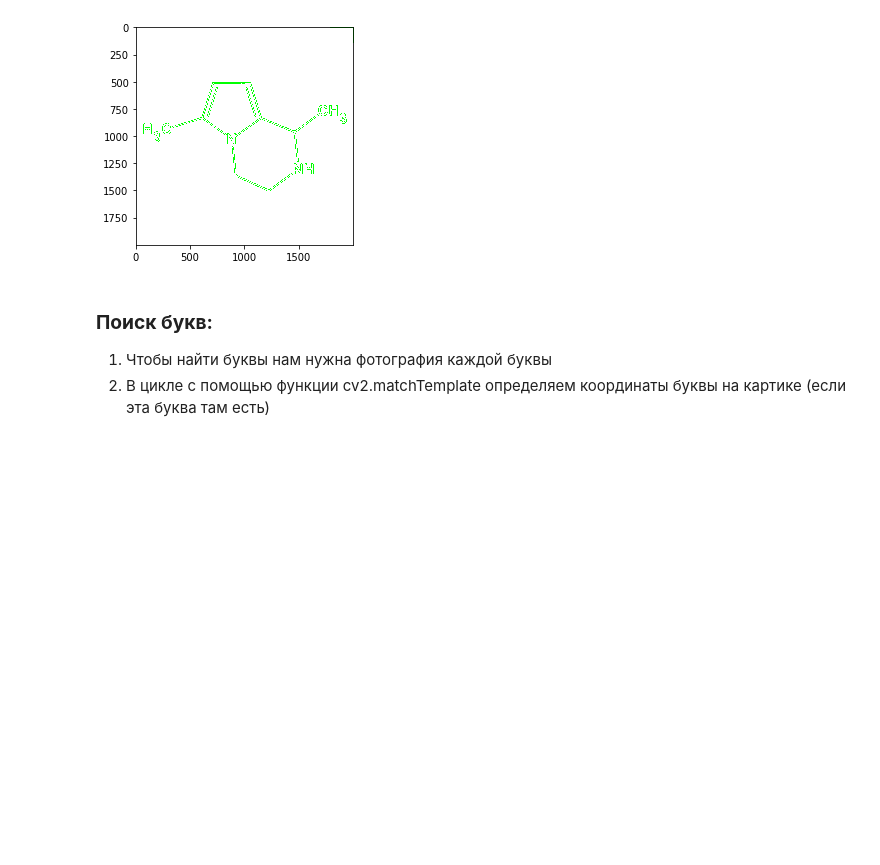
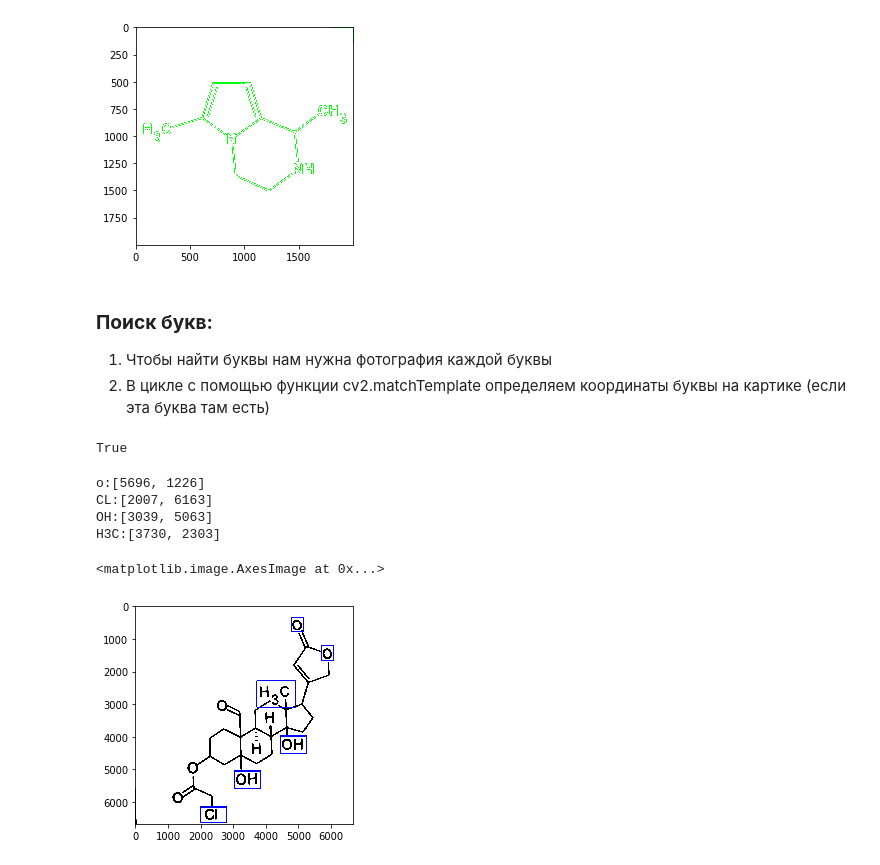
Before and after one commit to abstract-dog/abstract_dog, a Jupyter notebook: functions.ipynb, the cells around one changed output. Cells and saved outputs as stored; diff of their text form; code cells hidden in the pictures; blank space fills up the shorter version.

```diff
--- a/functions.ipynb
+++ b/functions.ipynb
@@ -124,9 +124,32 @@ plt.show()
 
 1.   Чтобы найти буквы нам нужна фотография каждой буквы
 2.   В цикле с помощью функции cv2.matchTemplate определяем координаты буквы на картике (если эта буква там есть)
+# %%
+import cv2
+import numpy as np
+from matplotlib import pyplot as plt
+
+
+
+img_rgb = resize_img(cv2.imread('6.jpg'), 1)
+img_gray = cv2.cvtColor(img_rgb, cv2.COLOR_BGR2GRAY)
+template = cv2.imread('OH.jpg',0)
+w, h = template.shape[::-1]
+
+res = cv2.matchTemplate(img_gray, template, cv2.TM_CCOEFF_NORMED)
+threshold = 0.8
+loc = np.where( res >= threshold)
+for pt in zip(*loc[::-1]):
+    cv2.rectangle(img_rgb, pt, (pt[0] + w, pt[1] + h), (0,0,255), 2)
+
+cv2.imwrite('res.png',img_rgb)
+# %% [output]
+True
 # %%
-matches = ['CH3.jpg', 'f.jpg', 'H2N.jpg', 'N.jpg', 'O.jpg', 'O_.jpg', '_O.jpg']
+matches = ['o.jpg', 'CH3.jpg', 'F.jpg', 'CL.jpg', 'OH.jpg', 'O.jpg', 'O_.jpg', '_O.jpg', 'H3C.jpg', 'N_1.PNG']
 
+cord_forml = {}
+img_rgb = resize_img(cv2.imread('6.jpg'), 1)
 for match in matches:
     template = cv2.imread(match, 0)
     w, h = template.shape[::-1]
@@ -134,7 +157,24 @@ for match in matches:
     res = cv2.matchTemplate(img_gray, template, cv2.TM_CCOEFF_NORMED)
     threshold = 0.8
     loc = np.where( res >= threshold)
+    i = 0
     for pt in zip(*loc[::-1]):
         cv2.rectangle(img_rgb, pt, (pt[0] + w, pt[1] + h), (0,0,255), 2)
+        cord_forml[match.replace('.jpg', '')] = [pt[0], pt[1]]
+        i += 1
 
 cv2.imwrite('res.png',img_rgb)
+for k, v in cord_forml.items():
+    print(str(k) + ':' + str(v))
+# %% [output]
+o:[5696, 1226]
+CL:[2007, 6163]
+OH:[3039, 5063]
+H3C:[3730, 2303]
+# %%
+img10 = cv2.imread('res.png')
+
+plt.imshow(img10)
+# %% [output]
+<matplotlib.image.AxesImage at 0x...>
+[figure, added]
```
